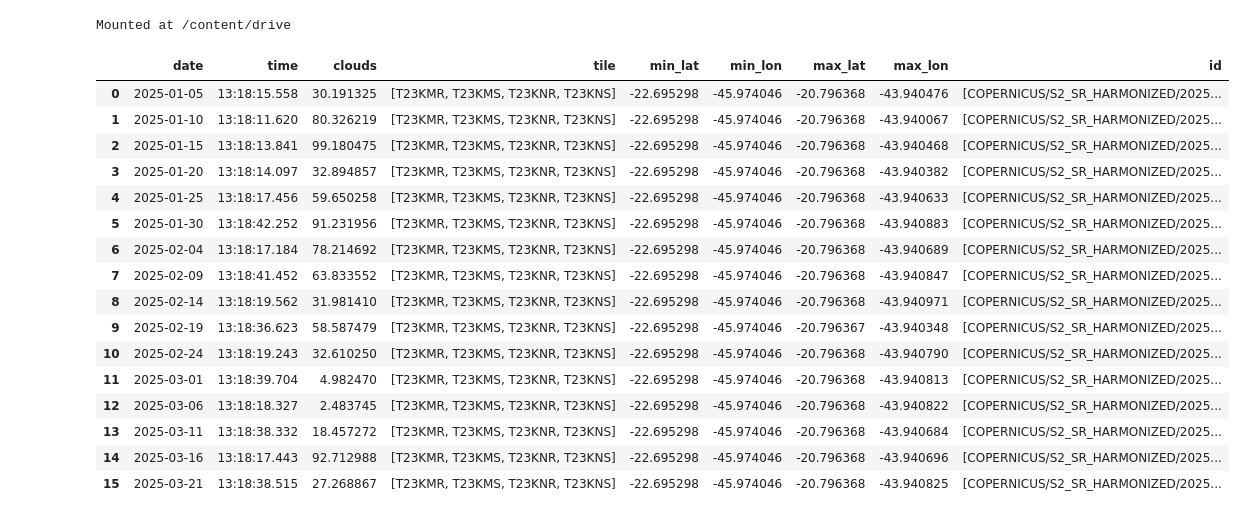
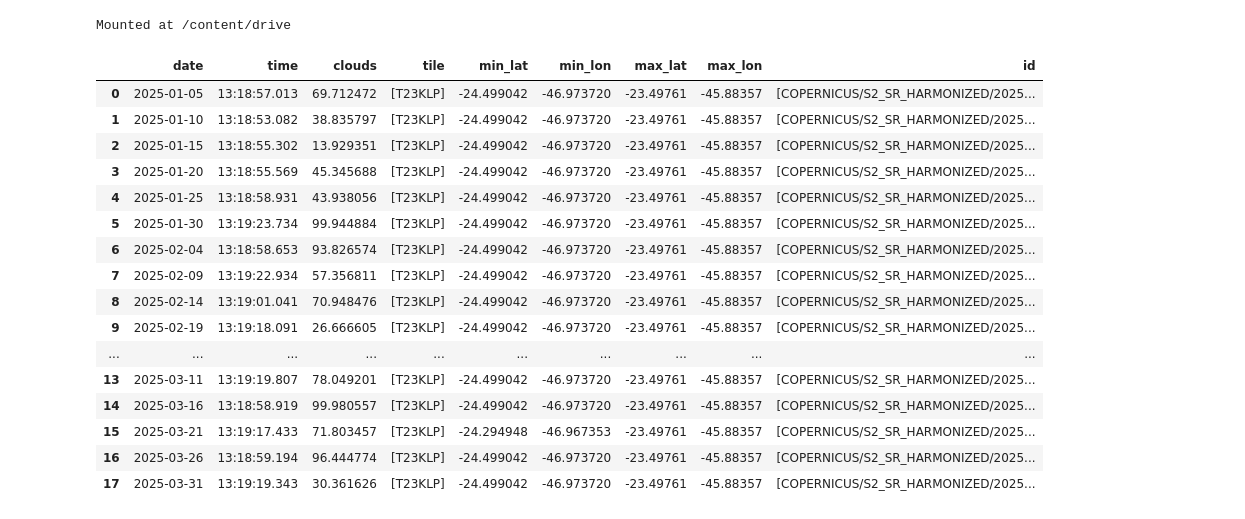
Before and after one commit to rafavidal1709/mack_ai, a Jupyter notebook: Projeto_CV_Dataset.ipynb, the cells around one changed output. Drawn from its saved outputs; the diff is of its cells as text; code cells hidden in the pictures.

```diff
--- a/Projeto_CV_Dataset.ipynb
+++ b/Projeto_CV_Dataset.ipynb
@@ -42,23 +54,26 @@ carcara = Carcara(
 # %%
-index = carcara.aquisitor.list("2025-01-01", "2025-03-28")
+import pandas as pd
+
+#index = carcara.aquisitor.list("2025-01-01", "2025-06-01")
+index = pd.read_json(open("/content/drive/MyDrive/projeto_cv_area_1/index.json")) # Use pd.read_json to load JSON data
 display(index)
 #index.to_json("/content/drive/MyDrive/projeto_cv_area_1/index.json")
 # %% [output]
 |  | date | time | clouds | tile | min_lat | min_lon | max_lat | max_lon | id |
-| 0 | 2025-01-05 | 13:18:15.558 | 30.191325 | [T23KMR, T23KMS, T23KNR, T23KNS] | -22.695298 | -45.974046 | -20.796368 | -43.940476 | [COPERNICUS/S2_SR_HARMONIZED/2025... |
-| 1 | 2025-01-10 | 13:18:11.620 | 80.326219 | [T23KMR, T23KMS, T23KNR, T23KNS] | -22.695298 | -45.974046 | -20.796368 | -43.940067 | [COPERNICUS/S2_SR_HARMONIZED/2025... |
-| 2 | 2025-01-15 | 13:18:13.841 | 99.180475 | [T23KMR, T23KMS, T23KNR, T23KNS] | -22.695298 | -45.974046 | -20.796368 | -43.940468 | [COPERNICUS/S2_SR_HARMONIZED/2025... |
-| 3 | 2025-01-20 | 13:18:14.097 | 32.894857 | [T23KMR, T23KMS, T23KNR, T23KNS] | -22.695298 | -45.974046 | -20.796368 | -43.940382 | [COPERNICUS/S2_SR_HARMONIZED/2025... |
-| 4 | 2025-01-25 | 13:18:17.456 | 59.650258 | [T23KMR, T23KMS, T23KNR, T23KNS] | -22.695298 | -45.974046 | -20.796368 | -43.940633 | [COPERNICUS/S2_SR_HARMONIZED/2025... |
-| 5 | 2025-01-30 | 13:18:42.252 | 91.231956 | [T23KMR, T23KMS, T23KNR, T23KNS] | -22.695298 | -45.974046 | -20.796368 | -43.940883 | [COPERNICUS/S2_SR_HARMONIZED/2025... |
-| 6 | 2025-02-04 | 13:18:17.184 | 78.214692 | [T23KMR, T23KMS, T23KNR, T23KNS] | -22.695298 | -45.974046 | -20.796368 | -43.940689 | [COPERNICUS/S2_SR_HARMONIZED/2025... |
-| 7 | 2025-02-09 | 13:18:41.452 | 63.833552 | [T23KMR, T23KMS, T23KNR, T23KNS] | -22.695298 | -45.974046 | -20.796368 | -43.940847 | [COPERNICUS/S2_SR_HARMONIZED/2025... |
-| 8 | 2025-02-14 | 13:18:19.562 | 31.981410 | [T23KMR, T23KMS, T23KNR, T23KNS] | -22.695298 | -45.974046 | -20.796368 | -43.940971 | [COPERNICUS/S2_SR_HARMONIZED/2025... |
-| 9 | 2025-02-19 | 13:18:36.623 | 58.587479 | [T23KMR, T23KMS, T23KNR, T23KNS] | -22.695298 | -45.974046 | -20.796367 | -43.940348 | [COPERNICUS/S2_SR_HARMONIZED/2025... |
-| 10 | 2025-02-24 | 13:18:19.243 | 32.610250 | [T23KMR, T23KMS, T23KNR, T23KNS] | -22.695298 | -45.974046 | -20.796368 | -43.940790 | [COPERNICUS/S2_SR_HARMONIZED/2025... |
-| 11 | 2025-03-01 | 13:18:39.704 | 4.982470 | [T23KMR, T23KMS, T23KNR, T23KNS] | -22.695298 | -45.974046 | -20.796368 | -43.940813 | [COPERNICUS/S2_SR_HARMONIZED/2025... |
-| 12 | 2025-03-06 | 13:18:18.327 | 2.483745 | [T23KMR, T23KMS, T23KNR, T23KNS] | -22.695298 | -45.974046 | -20.796368 | -43.940822 | [COPERNICUS/S2_SR_HARMONIZED/2025... |
-| 13 | 2025-03-11 | 13:18:38.332 | 18.457272 | [T23KMR, T23KMS, T23KNR, T23KNS] | -22.695298 | -45.974046 | -20.796368 | -43.940684 | [COPERNICUS/S2_SR_HARMONIZED/2025... |
-| 14 | 2025-03-16 | 13:18:17.443 | 92.712988 | [T23KMR, T23KMS, T23KNR, T23KNS] | -22.695298 | -45.974046 | -20.796368 | -43.940696 | [COPERNICUS/S2_SR_HARMONIZED/2025... |
-| 15 | 2025-03-21 | 13:18:38.515 | 27.268867 | [T23KMR, T23KMS, T23KNR, T23KNS] | -22.695298 | -45.974046 | -20.796368 | -43.940825 | [COPERNICUS/S2_SR_HARMONIZED/2025... |
+| 0 | 2025-01-05 | 13:18:57.013 | 69.712472 | [T23KLP] | -24.499042 | -46.973720 | -23.49761 | -45.88357 | [COPERNICUS/S2_SR_HARMONIZED/2025... |
+| 1 | 2025-01-10 | 13:18:53.082 | 38.835797 | [T23KLP] | -24.499042 | -46.973720 | -23.49761 | -45.88357 | [COPERNICUS/S2_SR_HARMONIZED/2025... |
+| 2 | 2025-01-15 | 13:18:55.302 | 13.929351 | [T23KLP] | -24.499042 | -46.973720 | -23.49761 | -45.88357 | [COPERNICUS/S2_SR_HARMONIZED/2025... |
+| 3 | 2025-01-20 | 13:18:55.569 | 45.345688 | [T23KLP] | -24.499042 | -46.973720 | -23.49761 | -45.88357 | [COPERNICUS/S2_SR_HARMONIZED/2025... |
+| 4 | 2025-01-25 | 13:18:58.931 | 43.938056 | [T23KLP] | -24.499042 | -46.973720 | -23.49761 | -45.88357 | [COPERNICUS/S2_SR_HARMONIZED/2025... |
+| 5 | 2025-01-30 | 13:19:23.734 | 99.944884 | [T23KLP] | -24.499042 | -46.973720 | -23.49761 | -45.88357 | [COPERNICUS/S2_SR_HARMONIZED/2025... |
+| 6 | 2025-02-04 | 13:18:58.653 | 93.826574 | [T23KLP] | -24.499042 | -46.973720 | -23.49761 | -45.88357 | [COPERNICUS/S2_SR_HARMONIZED/2025... |
+| 7 | 2025-02-09 | 13:19:22.934 | 57.356811 | [T23KLP] | -24.499042 | -46.973720 | -23.49761 | -45.88357 | [COPERNICUS/S2_SR_HARMONIZED/2025... |
+| 8 | 2025-02-14 | 13:19:01.041 | 70.948476 | [T23KLP] | -24.499042 | -46.973720 | -23.49761 | -45.88357 | [COPERNICUS/S2_SR_HARMONIZED/2025... |
+| 9 | 2025-02-19 | 13:19:18.091 | 26.666605 | [T23KLP] | -24.499042 | -46.973720 | -23.49761 | -45.88357 | [COPERNICUS/S2_SR_HARMONIZED/2025... |
+| ... | ... | ... | ... | ... | ... | ... | ... | ... | ... |
+| 13 | 2025-03-11 | 13:19:19.807 | 78.049201 | [T23KLP] | -24.499042 | -46.973720 | -23.49761 | -45.88357 | [COPERNICUS/S2_SR_HARMONIZED/2025... |
+| 14 | 2025-03-16 | 13:18:58.919 | 99.980557 | [T23KLP] | -24.499042 | -46.973720 | -23.49761 | -45.88357 | [COPERNICUS/S2_SR_HARMONIZED/2025... |
+| 15 | 2025-03-21 | 13:19:17.433 | 71.803457 | [T23KLP] | -24.294948 | -46.967353 | -23.49761 | -45.88357 | [COPERNICUS/S2_SR_HARMONIZED/2025... |
+| 16 | 2025-03-26 | 13:18:59.194 | 96.444774 | [T23KLP] | -24.499042 | -46.973720 | -23.49761 | -45.88357 | [COPERNICUS/S2_SR_HARMONIZED/2025... |
+| 17 | 2025-03-31 | 13:19:19.343 | 30.361626 | [T23KLP] | -24.499042 | -46.973720 | -23.49761 | -45.88357 | [COPERNICUS/S2_SR_HARMONIZED/2025... |
 # %%
```
Also changed, not shown: parts of 6 cells of this notebook.
